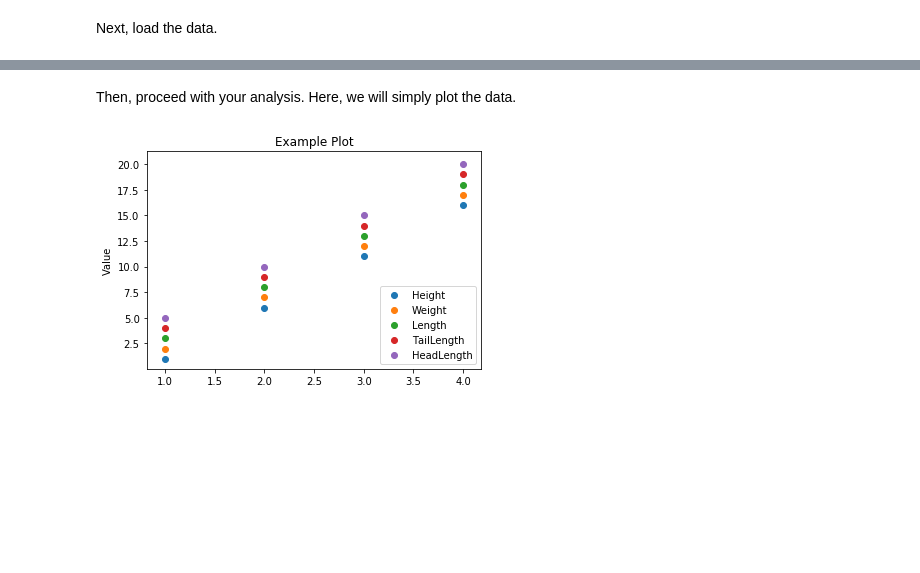
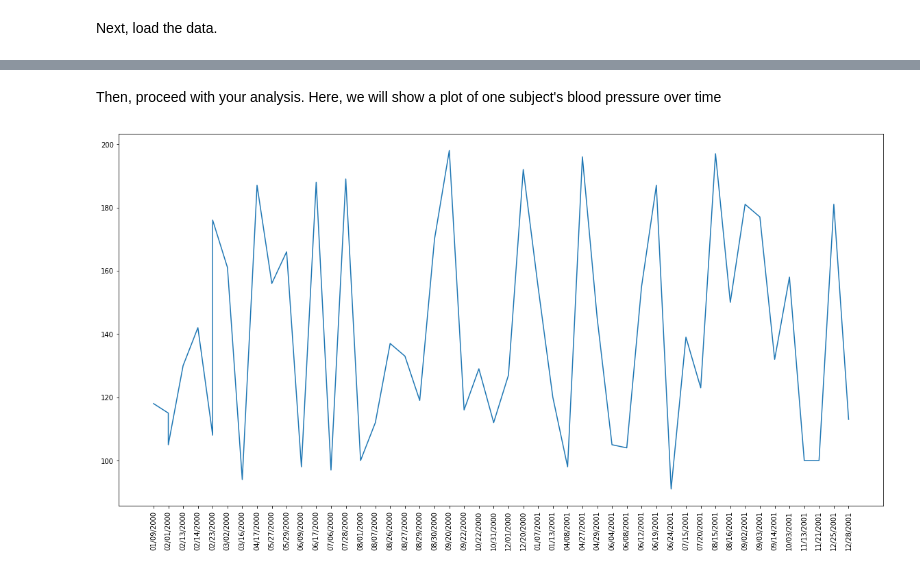
Before and after one commit to PayneLab/DataSharingTemplateRepository, a Jupyter notebook: make_figure1.ipynb, the cells around one changed output, grey strips where cells are left out. Saved outputs shown, nothing was run; the diff lists cells and outputs as text; code cells hidden in the pictures; blank space fills up the shorter version.

```diff
--- a/make_figure1.ipynb
+++ b/make_figure1.ipynb
@@ -11,0 +10,3 @@ data = load_example()
+# %%
+data = load_from_file()
+data.head()
@@ -12,12 +20,13 @@ data = load_example()
 # %% [markdown]
-Then, proceed with your analysis. Here, we will simply plot the data.
+Then, proceed with your analysis. Here, we will show a plot of one subject's blood pressure over time
-# %%
-import matplotlib.pyplot as plt
-for i in data:
-    plt.scatter(data.index, data[i], label=i)
-plt.title("Example Plot")
-plt.ylabel("Value")
-plt.legend(loc='lower right')
-plt.show()
-# %% [output]
-[figure, removed]
+# %%
+import matplotlib.pyplot as plt
+from matplotlib.pyplot import figure
+figure(figsize=(20, 10))
+x = data.index
+y = data['A']
+plt.plot(x, y)
+plt.xticks(rotation = 90)
+plt.show()
+# %% [output]
+[figure, added]
```
Also changed, not shown: parts of 4 cells of this notebook, 2 other files.
